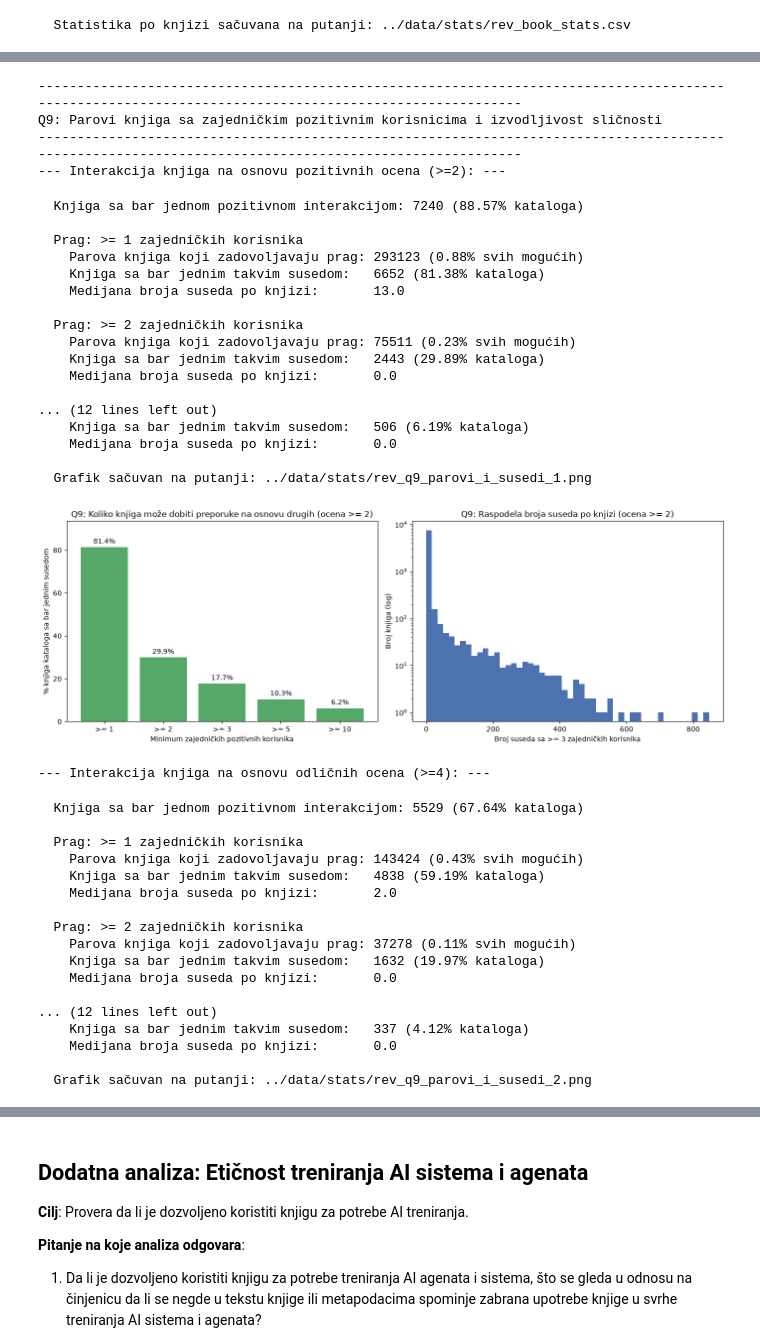
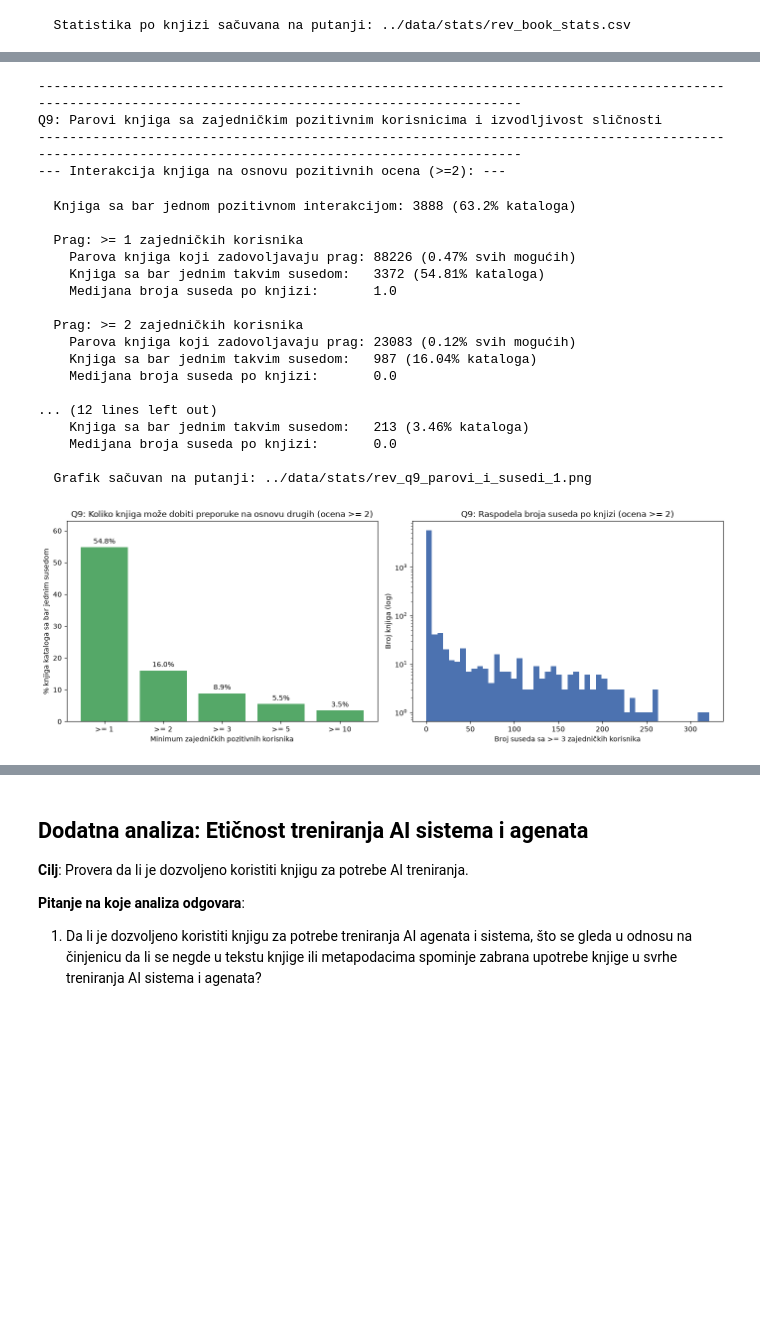
Before and after one commit to neshko31/AI-agent-za-biblioteku, a Jupyter notebook: VectorDatabaseService/scripts/data_stats.ipynb, the cells around one changed output, grey strips where cells are left out. Saved outputs shown, nothing was run; the diff lists cells and outputs as text; code cells hidden in the pictures; blank space fills up the shorter version.

```diff
--- a/VectorDatabaseService/scripts/data_stats.ipynb
+++ b/VectorDatabaseService/scripts/data_stats.ipynb
@@ -1670,7 +1649,7 @@ OUTPUT_DIR = "../data/stats/"
 os.makedirs(OUTPUT_DIR, exist_ok=True)
 
 RANDOM_SEED = 42
-POSITIVE_THRESHOLD = 2                 # ocena >= ovoga se smatra pozitivnom interakcijom
+POSITIVE_THRESHOLD = 4                 # ocena >= ovoga se smatra pozitivnom interakcijom
 MIN_COMMON_USERS = [1, 2, 3, 5, 10]           # pragovi zajedničkih korisnika za par knjiga (Q9)
 MATRIX_CHUNK = 500                     # broj knjiga po bloku pri računanju parova (štedi memoriju)
 KCORE_RANGE = range(1, 11)             # k vrednosti za k-core krivu (Q10)
@@ -2148,10 +2127,7 @@ user_all = interactions_df.groupby("user_id").size()
 user_rated = rated_df.groupby("user_id").size()
 user_pos = pos_df.groupby("user_id").size()
 
-extra_pos_df = rated_df[rated_df["rating"] >= 4]
-extra_pos = extra_pos_df.groupby("user_id").size()
-
-for name, series in {"Sve interakcije": user_all, "Sa ocenom": user_rated, f"Pozitivne ocene (>= {POSITIVE_THRESHOLD})": user_pos, "Odlične (>= 4)": extra_pos}.items():
+for name, series in {"Sve interakcije": user_all, "Sa ocenom": user_rated, f"Pozitivne ocene (>= {POSITIVE_THRESHOLD})": user_pos}.items():
     print(f"\n  [{name}] korisnika: {len(series)}")
     print(f"    medijana: {series.median()}, maksimum: {series.max()}, prosek: {round(series.mean(), 2)}, standardna devijacija: {round(series.std(), 2)}")
     row = {}
@@ -2162,15 +2138,13 @@ for name, series in {"Sve interakcije": user_all, "Sa ocenom": user_rated, f"Poz
 
 potential_pairs = int((user_pos * (user_pos - 1) // 2).sum())
 print(f"\n  Potencijalnih parova knjiga (zbir C(n,2) po korisniku za pozitivne interakcije): {potential_pairs}\n")
-potential_pairs = int((extra_pos * (extra_pos - 1) // 2).sum())
-print(f"  Potencijalnih parova knjiga (zbir C(n,2) po korisniku za odlične interakcije): {potential_pairs}\n")
 
 bins = [0, 1, 2, 4, 9, 19, np.inf]
 labels = ["1", "2", "3-4", "5-9", "10-19", "20+"]
 fig, ax = plt.subplots(figsize=(10, 5))
 width = 0.3
 x = np.arange(len(labels))
-for offset, (name, series, color) in zip((-width, 0, width), [("Ocenjene", user_rated, "#4C72B0"), (f"Pozitivne (>= {POSITIVE_THRESHOLD})", user_pos, "#55A868"), ("Odlične (>= 4)", extra_pos, "#FFDD00")]):
+for offset, (name, series, color) in zip((-width, 0, width), [("Ocenjene", user_rated, "#4C72B0"), (f"Pozitivne (>= {POSITIVE_THRESHOLD})", user_pos, "#55A868")]):
     binned = pd.cut(series, bins=bins, labels=labels).value_counts().reindex(labels)
     ax.bar(x + offset, binned.values, width, label=name, color=color)
 ax.set_xticks(x)
@@ -2281,7 +2255,7 @@ max      9590.000000
 # 8 - Gustina matrice: korisnik x knjiga
 print_header(8, "Gustina matrice: korisnik x knjiga")
 
-for name, df in {"Interakcije bez ocena": interactions_df, "Ocene": rated_df, "Pozitivne ocene": pos_df, "Odlične ocene": extra_pos_df}.items():
+for name, df in {"Interakcije bez ocena": interactions_df, "Ocene": rated_df, "Pozitivne ocene": pos_df}.items():
     n_u, n_i = df["user_id"].nunique(), df["book_id"].nunique()
     density = len(df) / (n_u * n_i) if n_u and n_i else 0.0
     print(f"  [{name}]:\n    Korisnika {n_u}\n    Knjiga {n_i}\n    Interakcija {len(df)}\n    Gustina {100 * density:.4f}%\n")
@@ -2342,77 +2319,38 @@ fig, axes = plt.subplots(1, 2, figsize=(14, 5))
 share_books = [pct(int((neighbor_counts[t] >= 1).sum()), N_BOOKS) for t in MIN_COMMON_USERS]
 bars = axes[0].bar([f">= {t}" for t in MIN_COMMON_USERS], share_books, color="#55A868")
 axes[0].bar_label(bars, fmt="%.1f%%", padding=3)
 axes[0].margins(y=0.15)
 axes[0].set_xlabel("Minimum zajedničkih pozitivnih korisnika")
 axes[0].set_ylabel("% knjiga kataloga sa bar jednim susedom")
 axes[0].set_title("Q9: Koliko knjiga može dobiti preporuke na osnovu drugih (ocena >= 2)")
 nc = neighbor_counts[plot_thr]
 axes[1].hist(nc, bins=50, color="#4C72B0")
 axes[1].set_yscale("log")
 axes[1].set_xlabel(f"Broj suseda sa >= {plot_thr} zajedničkih korisnika")
 axes[1].set_ylabel("Broj knjiga (log)")
 axes[1].set_title("Q9: Raspodela broja suseda po knjizi (ocena >= 2)")
 print()
 save_and_show(fig, "rev_q9_parovi_i_susedi_1.png")
-
-# Za odlicne recenzije (>=4)
-print("--- Interakcija knjiga na osnovu odličnih ocena (>=4): ---")
-neighbor_counts, B_extra, books_with_extra = book_pairs(extra_pos_df)
-plot_thr = MIN_COMMON_USERS[2] if len(MIN_COMMON_USERS) > 1 else MIN_COMMON_USERS[1]
-fig, axes = plt.subplots(1, 2, figsize=(14, 5))
-share_books = [pct(int((neighbor_counts[t] >= 1).sum()), N_BOOKS) for t in MIN_COMMON_USERS]
-bars = axes[0].bar([f">= {t}" for t in MIN_COMMON_USERS], share_books, color="#55A868")
-axes[0].bar_label(bars, fmt="%.1f%%", padding=3)
-axes[0].margins(y=0.15)
-axes[0].set_xlabel("Minimum zajedničkih odličnih korisnika")
-axes[0].set_ylabel("% knjiga kataloga sa bar jednim susedom")
-axes[0].set_title("Q9: Koliko knjiga može dobiti preporuke na osnovu drugih (ocena >= 4)")
-nc = neighbor_counts[plot_thr]
-axes[1].hist(nc, bins=50, color="#4C72B0")
-axes[1].set_yscale("log")
-axes[1].set_xlabel(f"Broj suseda sa >= {plot_thr} zajedničkih korisnika")
-axes[1].set_ylabel("Broj knjiga (log)")
-axes[1].set_title("Q9: Raspodela broja suseda po knjizi (ocena >= 4)")
-print()
-save_and_show(fig, "rev_q9_parovi_i_susedi_2.png")
 # %% [output]
 ------------------------------------------------------------------------------------------------------------------------------------------------------
 Q9: Parovi knjiga sa zajedničkim pozitivnim korisnicima i izvodljivost sličnosti
 ------------------------------------------------------------------------------------------------------------------------------------------------------
 --- Interakcija knjiga na osnovu pozitivnih ocena (>=2): ---
-  Knjiga sa bar jednom pozitivnom interakcijom: 7240 (88.57% kataloga)
+  Knjiga sa bar jednom pozitivnom interakcijom: 3888 (63.2% kataloga)
 
   Prag: >= 1 zajedničkih korisnika
-    Parova knjiga koji zadovoljavaju prag: 293123 (0.88% svih mogućih)
-    Knjiga sa bar jednim takvim susedom:   6652 (81.38% kataloga)
-    Medijana broja suseda po knjizi:       13.0
+    Parova knjiga koji zadovoljavaju prag: 88226 (0.47% svih mogućih)
+    Knjiga sa bar jednim takvim susedom:   3372 (54.81% kataloga)
+    Medijana broja suseda po knjizi:       1.0
 
   Prag: >= 2 zajedničkih korisnika
-    Parova knjiga koji zadovoljavaju prag: 75511 (0.23% svih mogućih)
-    Knjiga sa bar jednim takvim susedom:   2443 (29.89% kataloga)
+    Parova knjiga koji zadovoljavaju prag: 23083 (0.12% svih mogućih)
+    Knjiga sa bar jednim takvim susedom:   987 (16.04% kataloga)
     Medijana broja suseda po knjizi:       0.0
 
 ... (12 lines left out)
-    Knjiga sa bar jednim takvim susedom:   506 (6.19% kataloga)
+    Knjiga sa bar jednim takvim susedom:   213 (3.46% kataloga)
     Medijana broja suseda po knjizi:       0.0
 
   Grafik sačuvan na putanji: ../data/stats/rev_q9_parovi_i_susedi_1.png
-[figure, old version]
+[figure, new version]
---- Interakcija knjiga na osnovu odličnih ocena (>=4): ---
-  Knjiga sa bar jednom pozitivnom interakcijom: 5529 (67.64% kataloga)
-
-  Prag: >= 1 zajedničkih korisnika
-    Parova knjiga koji zadovoljavaju prag: 143424 (0.43% svih mogućih)
-    Knjiga sa bar jednim takvim susedom:   4838 (59.19% kataloga)
-    Medijana broja suseda po knjizi:       2.0
-
-  Prag: >= 2 zajedničkih korisnika
-    Parova knjiga koji zadovoljavaju prag: 37278 (0.11% svih mogućih)
-    Knjiga sa bar jednim takvim susedom:   1632 (19.97% kataloga)
-    Medijana broja suseda po knjizi:       0.0
-
-... (12 lines left out)
-    Knjiga sa bar jednim takvim susedom:   337 (4.12% kataloga)
-    Medijana broja suseda po knjizi:       0.0
-
-  Grafik sačuvan na putanji: ../data/stats/rev_q9_parovi_i_susedi_2.png
```
Also changed, not shown: parts of 33 cells of this notebook, 7 other files.
